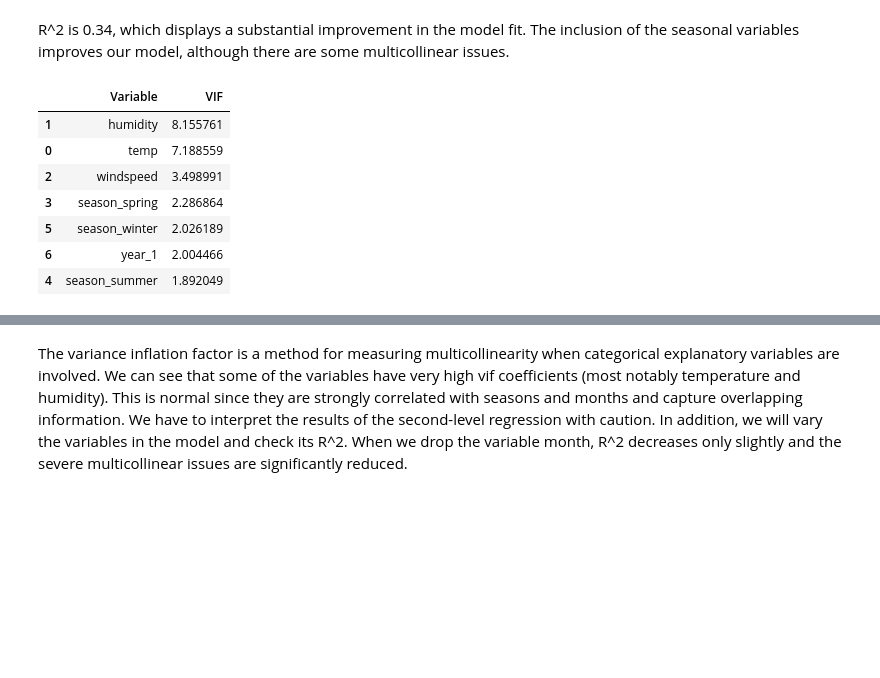
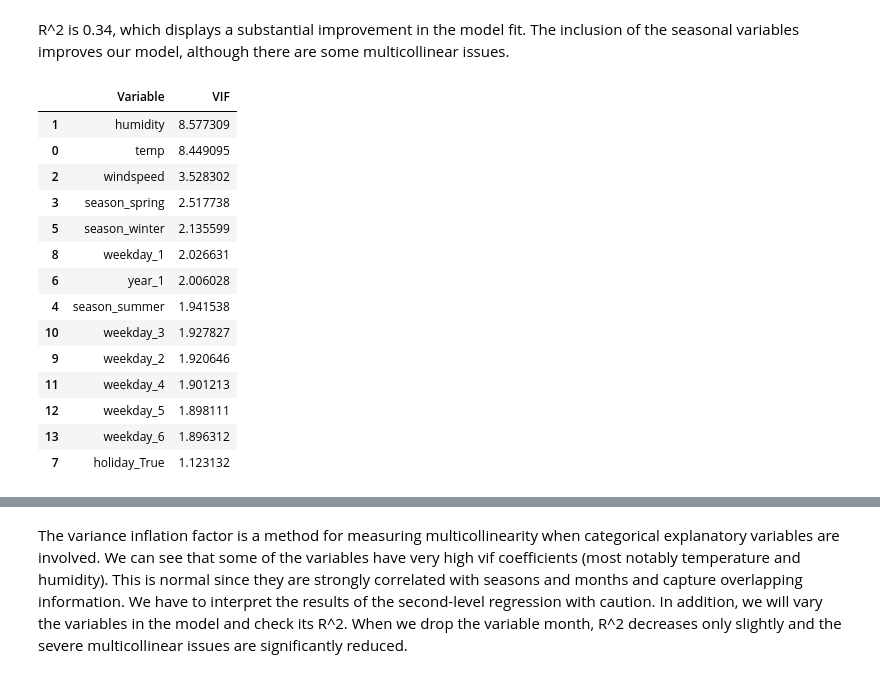
Before and after one commit to rumen111/data_science, a Jupyter notebook: data_science.ipynb, the cells around one changed output, grey strips where cells are left out. Cells and saved outputs as stored; diff of their text form; code cells hidden in the pictures; blank space fills up the shorter version.

```diff
--- a/data_science.ipynb
+++ b/data_science.ipynb
@@ -87,6 +87,6 @@ df.describe()
 # %% [markdown]
 We select the variables (columns) for temperature, humidity, windspeed, and the count of rentals.
 # %%
-df = df[["temp", "humidity", "windspeed", "season", "year", "month", "count"]]
+df = df[["temp", "humidity", "windspeed", "season", "year", "month", "count", "weekday", "workingday", "holiday"]]
 df.head()
 # %% [output]
@@ -356,31 +359,38 @@ R^2 is 0.34, which displays a substantial improvement in the model fit. The incl
 # %%
 S = df[[
     "temp", "humidity", "windspeed",
-    "season", "year"
+    "season", "year", "holiday", "weekday"
 ]].copy()
 
 # 2. Convert categorical variables to dummy variables
-S = pd.get_dummies(S, columns=["season", "year"], drop_first=True)
+S = pd.get_dummies(S, columns=["season", "year", "holiday", "weekday"], drop_first=True)
 
 # 3. Convert everything to numeric (important)
 S = S.astype(float)
 
 # 4. Compute VIF
 vif_data = pd.DataFrame()
 vif_data["Variable"] = S.columns
 vif_data["VIF"] = [variance_inflation_factor(S.values, i) for i in range(S.shape[1])]
 
 # 5. Show results
 vif_data.sort_values(by="VIF", ascending=False)
 # %% [output]
 |  | Variable | VIF |
-| 1 | humidity | 8.155761 |
-| 0 | temp | 7.188559 |
-| 2 | windspeed | 3.498991 |
-| 3 | season_spring | 2.286864 |
-| 5 | season_winter | 2.026189 |
-| 6 | year_1 | 2.004466 |
-| 4 | season_summer | 1.892049 |
+| 1 | humidity | 8.577309 |
+| 0 | temp | 8.449095 |
+| 2 | windspeed | 3.528302 |
+| 3 | season_spring | 2.517738 |
+| 5 | season_winter | 2.135599 |
+| 8 | weekday_1 | 2.026631 |
+| 6 | year_1 | 2.006028 |
+| 4 | season_summer | 1.941538 |
+| 10 | weekday_3 | 1.927827 |
+| 9 | weekday_2 | 1.920646 |
+| 11 | weekday_4 | 1.901213 |
+| 12 | weekday_5 | 1.898111 |
+| 13 | weekday_6 | 1.896312 |
+| 7 | holiday_True | 1.123132 |
 # %%
 import pandas as pd
 from sklearn.linear_model import LinearRegression
```
Also changed, not shown: parts of 5 cells of this notebook.
